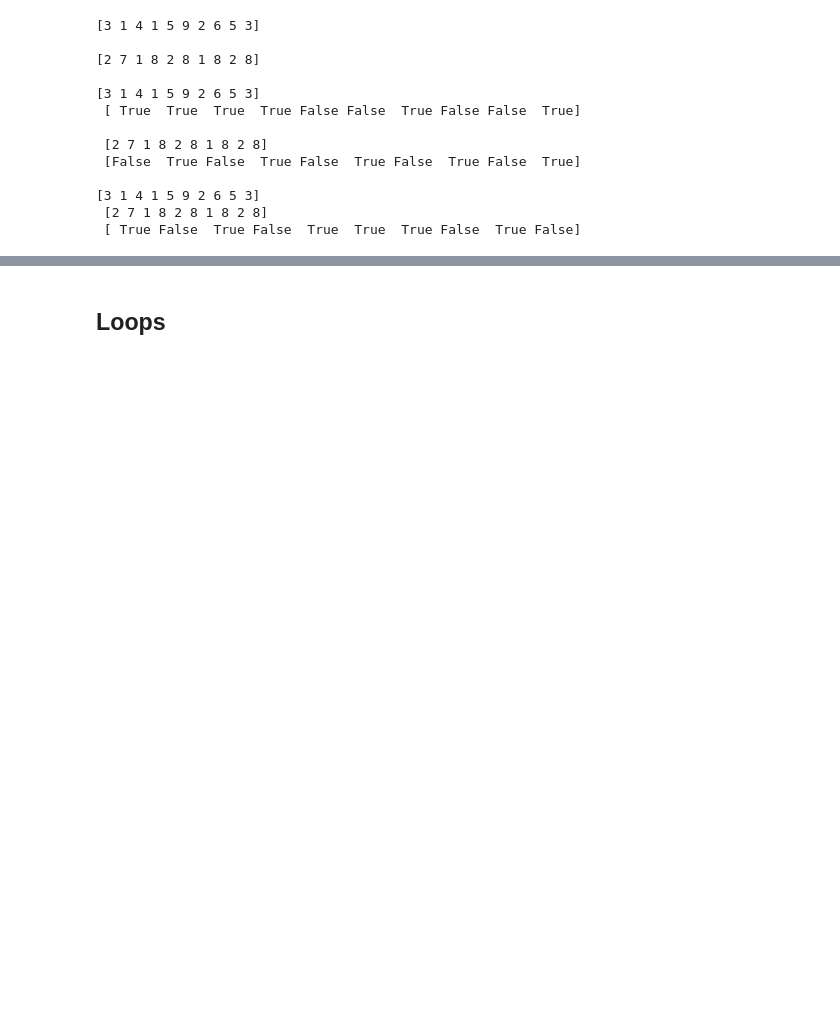
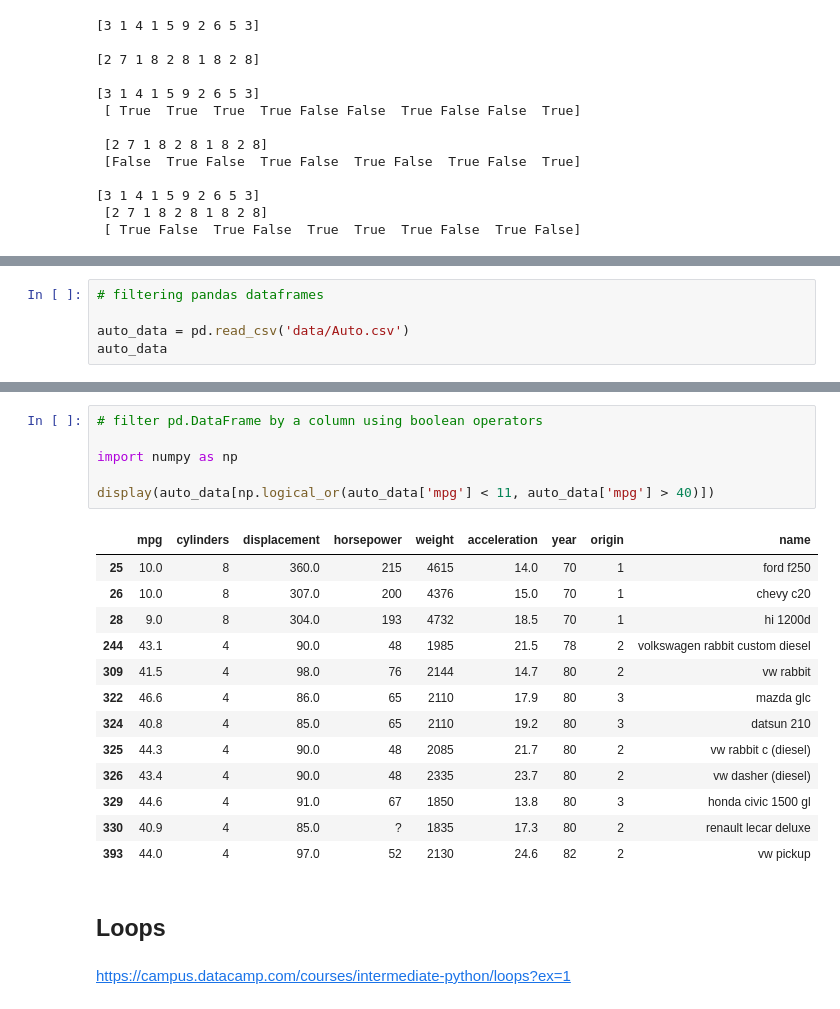
Before and after one commit to felixm3/coursework-workshops-bootcamps-lectures-etc, a Jupyter notebook: dcamp/P/220507_002_Intermediate Python.ipynb, the cells around one changed output, grey strips where cells are left out. Drawn from its saved outputs; the diff is of its cells as text; blank space fills up the shorter version.

```diff
--- a/dcamp/P/220507_002_Intermediate Python.ipynb
+++ b/dcamp/P/220507_002_Intermediate Python.ipynb
@@ -905,0 +1020,5 @@ https://campus.datacamp.com/courses/intermediate-python/logic-control-flow-and-f
+# %%
+# filtering pandas dataframes
+
+auto_data = pd.read_csv('data/Auto.csv')
+auto_data
@@ -906,2 +1084,24 @@ https://campus.datacamp.com/courses/intermediate-python/logic-control-flow-and-f
+# %%
+# filter pd.DataFrame by a column using boolean operators
+
+import numpy as np
+
+display(auto_data[np.logical_or(auto_data['mpg'] < 11, auto_data['mpg'] > 40)])
+# %% [output]
+|  | mpg | cylinders | displacement | horsepower | weight | acceleration | year | origin | name |
+| 25 | 10.0 | 8 | 360.0 | 215 | 4615 | 14.0 | 70 | 1 | ford f250 |
+| 26 | 10.0 | 8 | 307.0 | 200 | 4376 | 15.0 | 70 | 1 | chevy c20 |
+| 28 | 9.0 | 8 | 304.0 | 193 | 4732 | 18.5 | 70 | 1 | hi 1200d |
+| 244 | 43.1 | 4 | 90.0 | 48 | 1985 | 21.5 | 78 | 2 | volkswagen rabbit custom diesel |
+| 309 | 41.5 | 4 | 98.0 | 76 | 2144 | 14.7 | 80 | 2 | vw rabbit |
+| 322 | 46.6 | 4 | 86.0 | 65 | 2110 | 17.9 | 80 | 3 | mazda glc |
+| 324 | 40.8 | 4 | 85.0 | 65 | 2110 | 19.2 | 80 | 3 | datsun 210 |
+| 325 | 44.3 | 4 | 90.0 | 48 | 2085 | 21.7 | 80 | 2 | vw rabbit c (diesel) |
+| 326 | 43.4 | 4 | 90.0 | 48 | 2335 | 23.7 | 80 | 2 | vw dasher (diesel) |
+| 329 | 44.6 | 4 | 91.0 | 67 | 1850 | 13.8 | 80 | 3 | honda civic 1500 gl |
+| 330 | 40.9 | 4 | 85.0 | ? | 1835 | 17.3 | 80 | 2 | renault lecar deluxe |
+| 393 | 44.0 | 4 | 97.0 | 52 | 2130 | 24.6 | 82 | 2 | vw pickup |
 # %% [markdown]
 ## Loops
+# %% [markdown]
+https://campus.datacamp.com/courses/intermediate-python/loops?ex=1
```
Also changed, not shown: parts of 13 cells of this notebook, 1 other file.
